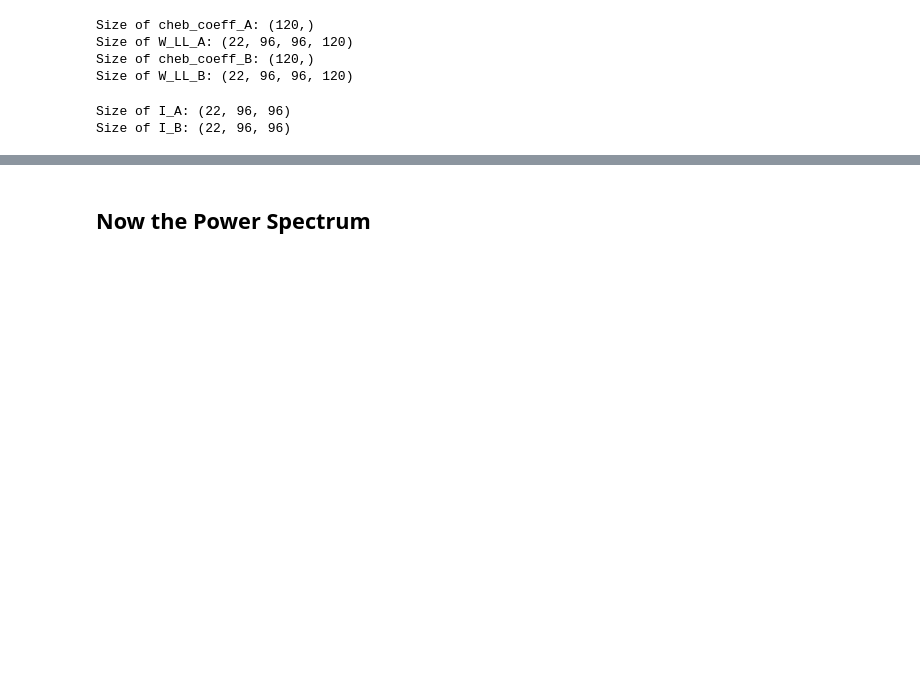
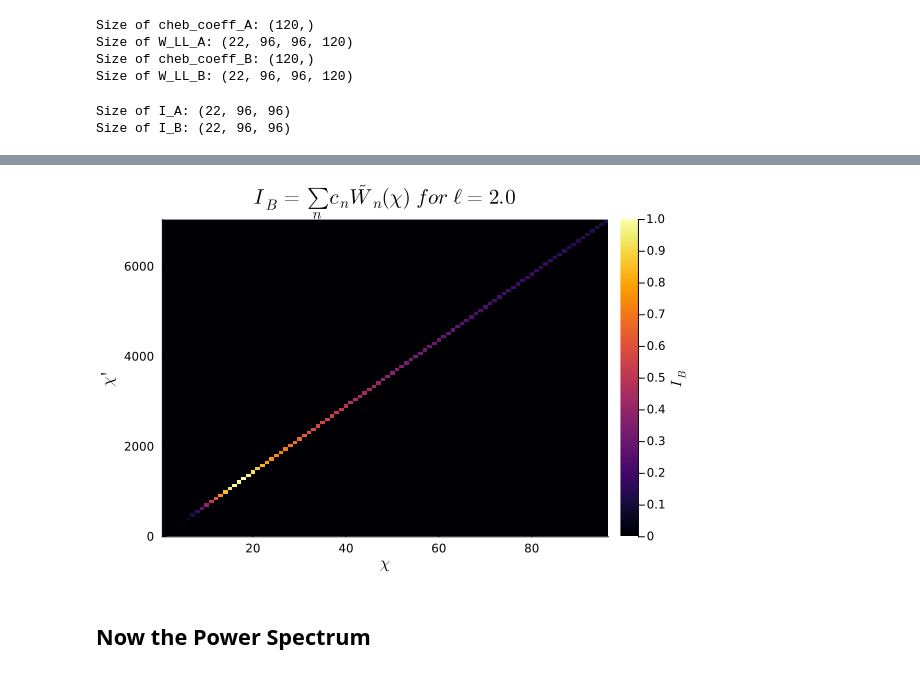
Before and after one commit to anvi-git/3D_Angular_Power_Spectrum, a Jupyter notebook: notebooks/new_beyond_BLAST.ipynb, the cells around one changed output, grey strips where cells are left out. Drawn from its saved outputs; the diff is of its cells as text; code cells hidden in the pictures; blank space fills up the shorter version.

```diff
--- a/notebooks/new_beyond_BLAST.ipynb
+++ b/notebooks/new_beyond_BLAST.ipynb
@@ -427,3 +415,15 @@ heatmap(chi, chi', I_A[nl_index, :, :], xlabel=L"\chi", ylabel=L"\chi'", title="
+# %%
+#i want a heatmap of I_B for a fixed ℓ value, as a function of chi. i can use the Plots package to do this.
+nl_index = 1 # index for the ℓ value to plot
+heatmap(
+    1:n_chi, chi, I_B[nl_index, :, :]/maximum(I_B[nl_index, :, :]),
+    xlabel = L"\chi",
+    ylabel = L"\chi'",
+    title = L"I_B = \sum_n c_n \tilde{W}_n(\chi) \ for \ \ell = 2.0",
+    colorbar_title = L"I_B"
+)
+# %% [output]
+[figure, added]
 # %% [markdown]
 ## Now the Power Spectrum
 # %%
```
Also changed, not shown: parts of 2 cells of this notebook.
